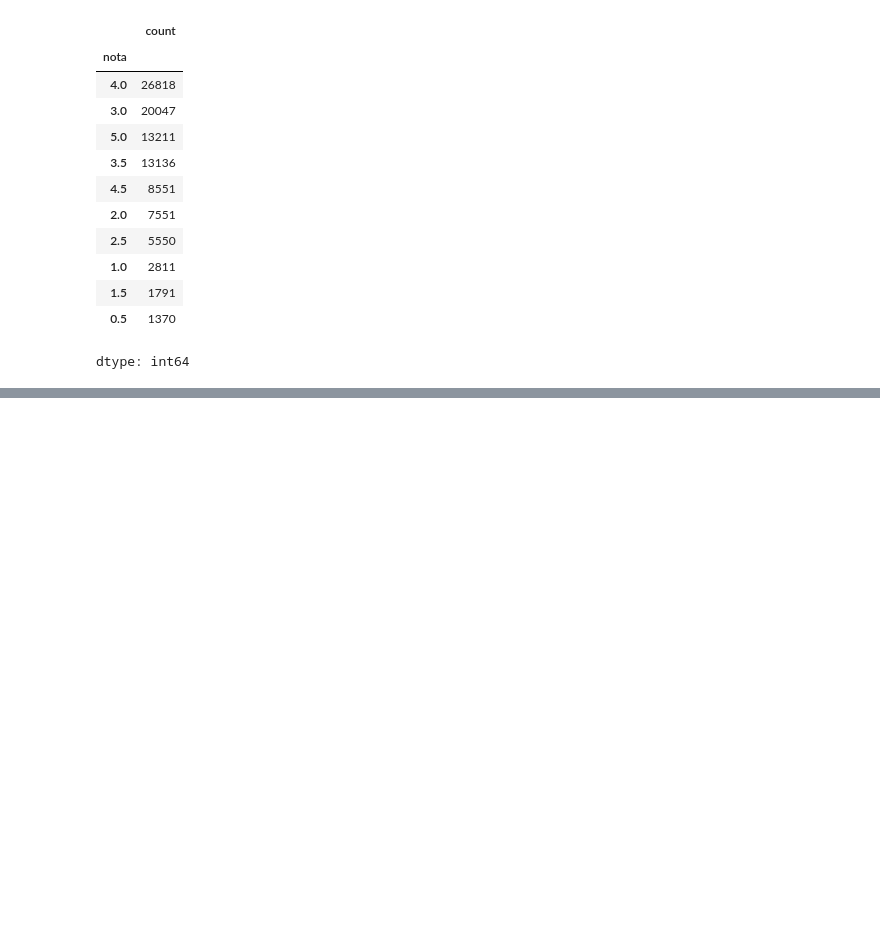
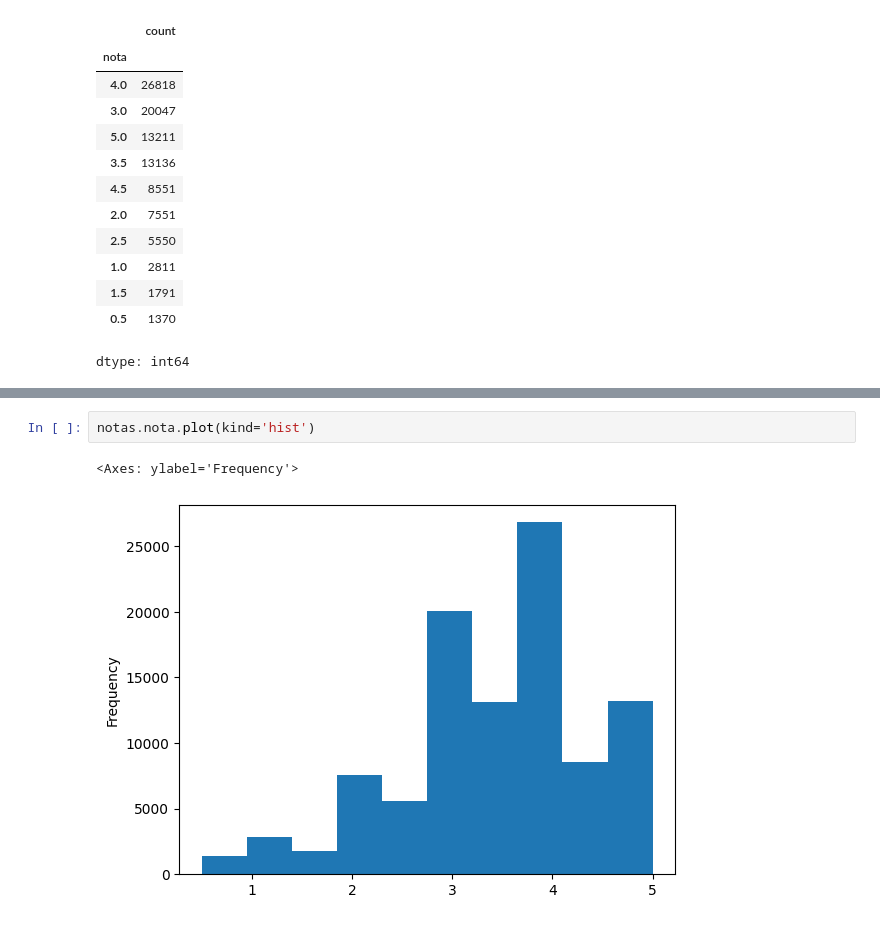
Before and after one commit to dlv/introducao-a-data-science, a Jupyter notebook: introducao-a-data-science.ipynb, the cells around one changed output, grey strips where cells are left out. Drawn from its saved outputs; the diff is of its cells as text; blank space fills up the shorter version.

```diff
--- a/introducao-a-data-science.ipynb
+++ b/introducao-a-data-science.ipynb
@@ -71,0 +104,5 @@ notas['nota'].mean()
+# %%
+notas.nota.plot(kind='hist')
+# %% [output]
+<Axes: ylabel='Frequency'>
+[figure, added]
```
Also changed, not shown: parts of 9 cells of this notebook.
